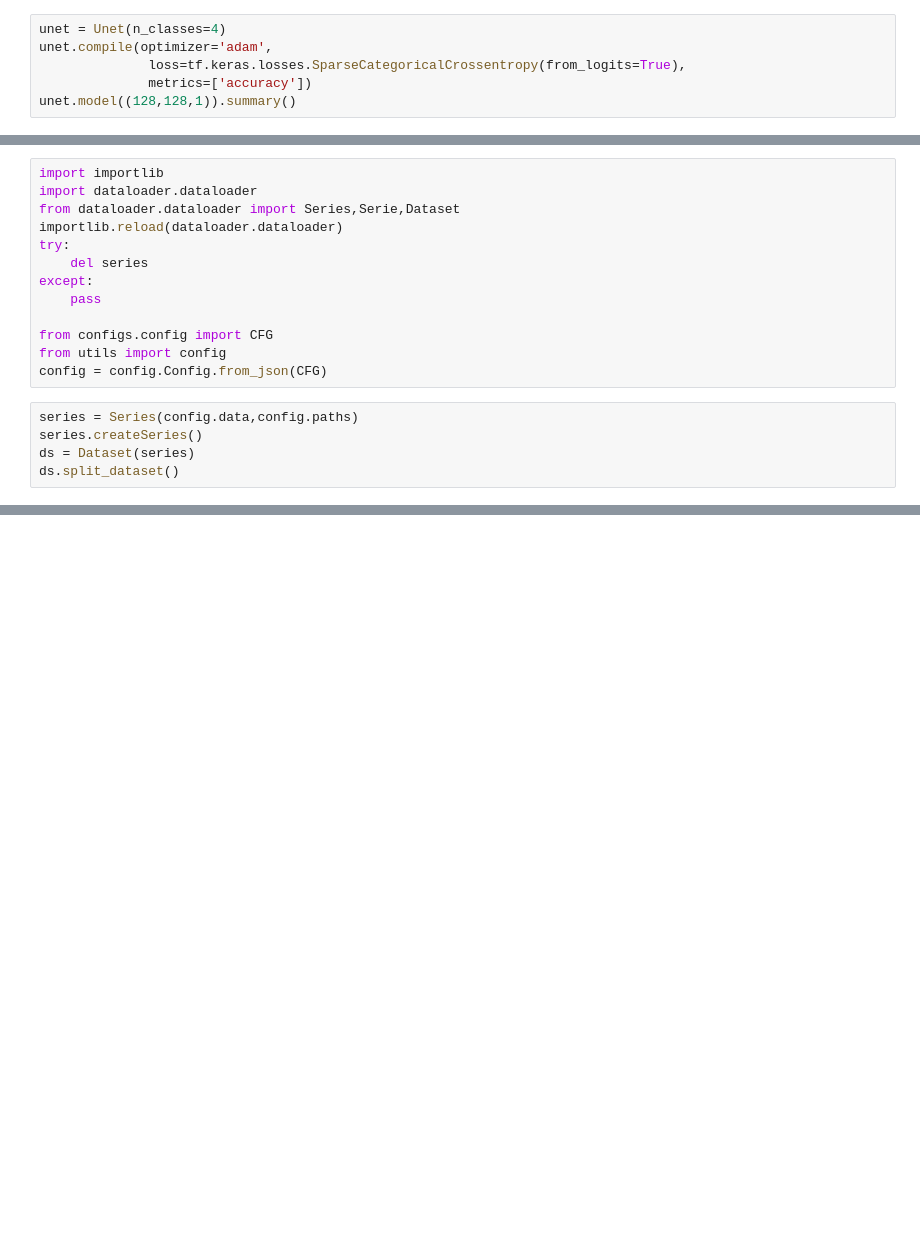
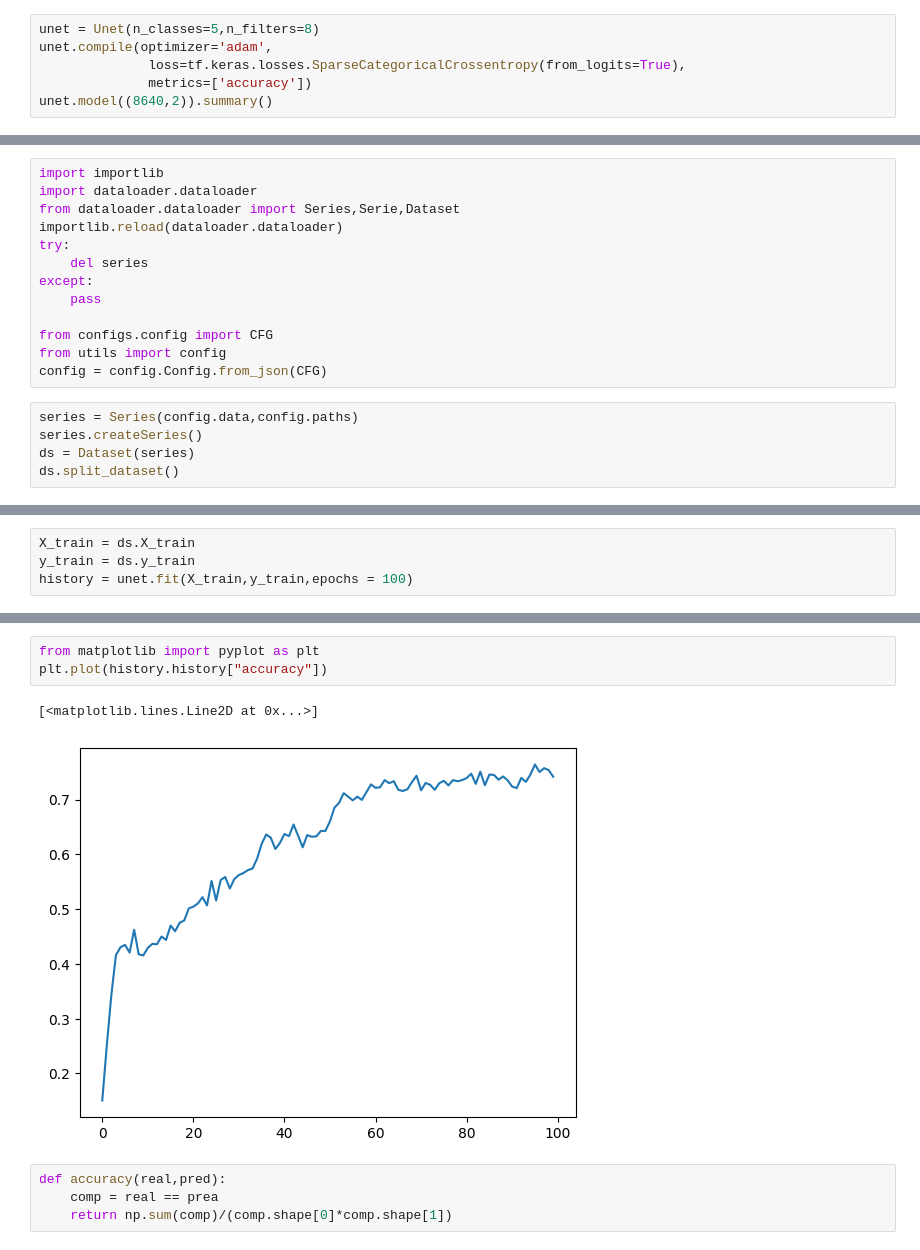
Before and after one commit to doubleman89/detect-sleep-state, a Jupyter notebook: unet_test.ipynb, the cells around one changed output, grey strips where cells are left out. Saved outputs shown, nothing was run; the diff lists cells and outputs as text; blank space fills up the shorter version.

Commit message:
after first trials with unet 1D - num_classes = 5

```diff
--- a/unet_test.ipynb
+++ b/unet_test.ipynb
@@ -11,9 +12,9 @@ except:
 # %%
-unet = Unet(n_classes=4)
+unet = Unet(n_classes=5,n_filters=8)
 unet.compile(optimizer='adam',
               loss=tf.keras.losses.SparseCategoricalCrossentropy(from_logits=True),
               metrics=['accuracy'])
-unet.model((128,128,1)).summary()
+unet.model((8640,2)).summary()
 # %% [output]
 5
 4
@@ -59,0 +62,4 @@ ds.split_dataset()
+# %%
+X_train = ds.X_train
+y_train = ds.y_train
+history = unet.fit(X_train,y_train,epochs = 100)
@@ -59,0 +84,10 @@ ds.split_dataset()
+# %%
+from matplotlib import pyplot as plt
+plt.plot(history.history["accuracy"])
+# %% [output]
+[<matplotlib.lines.Line2D at 0x...>]
+[figure, added]
+# %%
+def accuracy(real,pred):
+    comp = real == prea
+    return np.sum(comp)/(comp.shape[0]*comp.shape[1])
```
Also changed, not shown: parts of 13 cells of this notebook, 3 other files.
